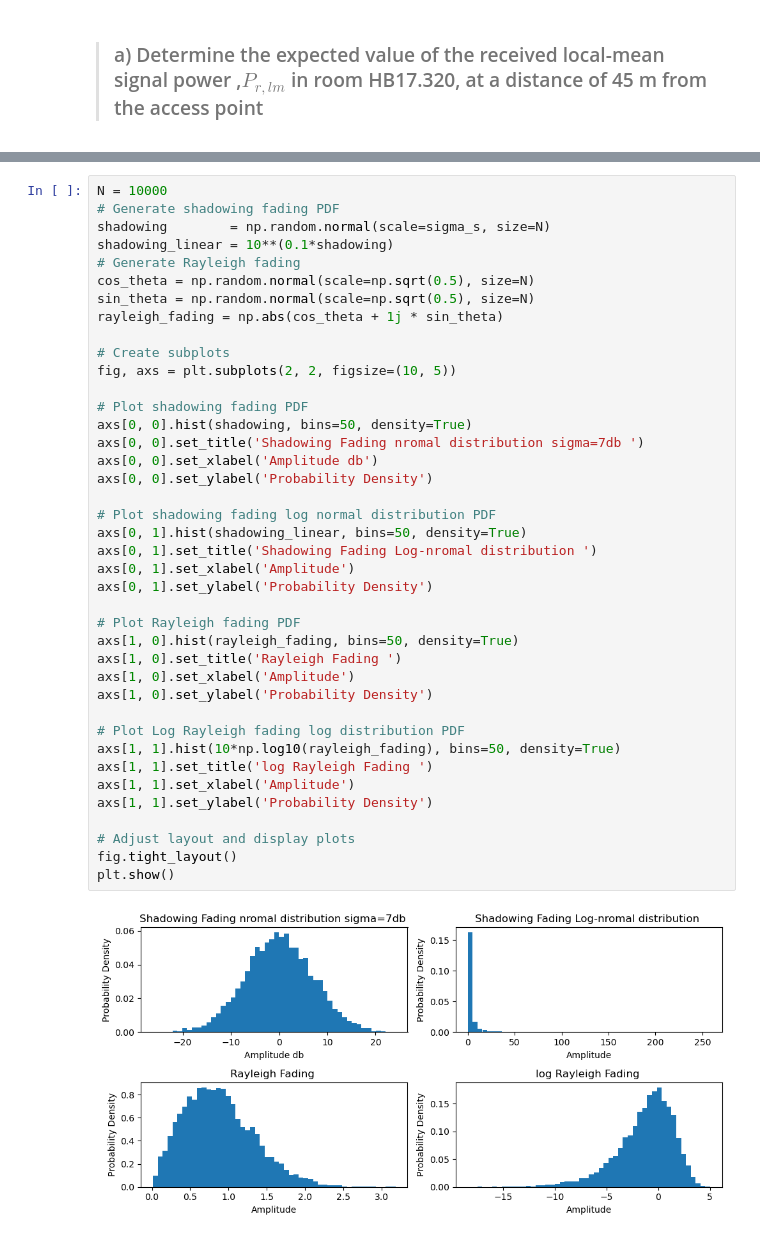
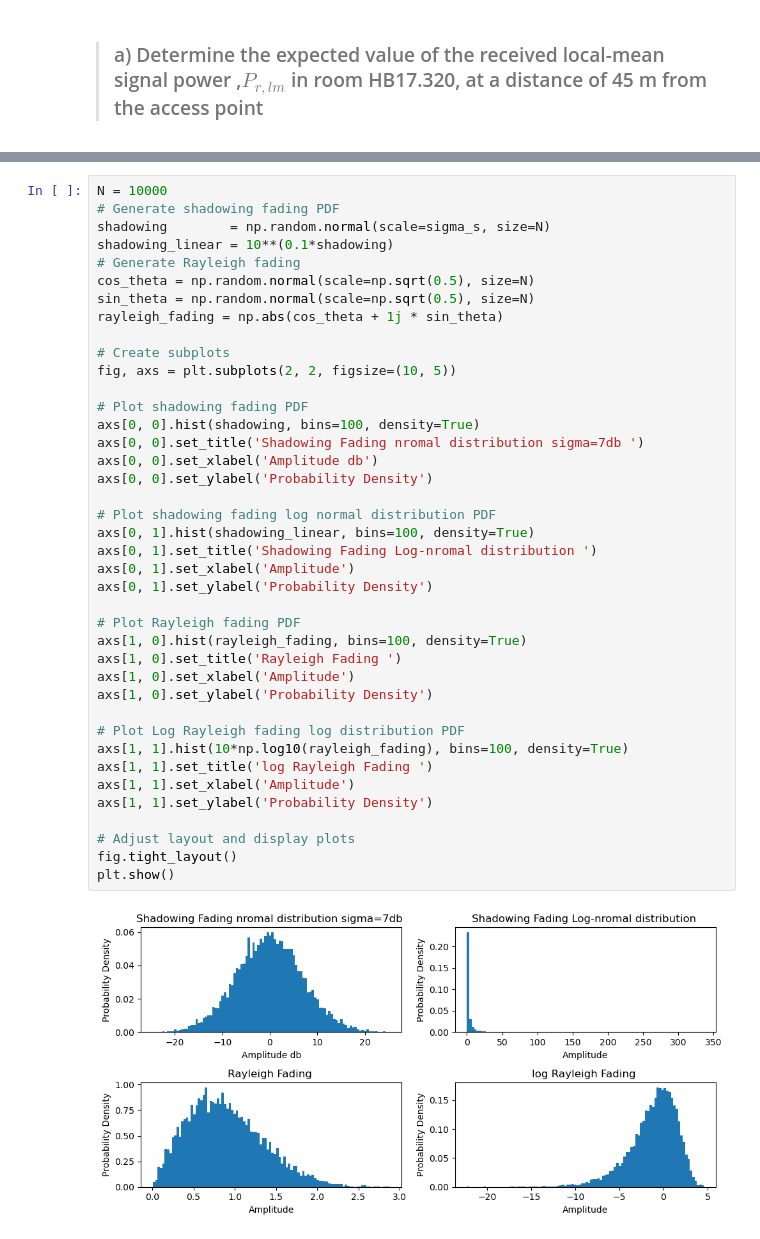
Before and after one commit to KJialun/PHD-Assignment, a Jupyter notebook: wireless_communication.ipynb, the cells around one changed output, grey strips where cells are left out. Drawn from its saved outputs; the diff is of its cells as text.

```diff
--- a/wireless_communication.ipynb
+++ b/wireless_communication.ipynb
@@ -46,38 +53,38 @@ cos_theta = np.random.normal(scale=np.sqrt(0.5), size=N)
 sin_theta = np.random.normal(scale=np.sqrt(0.5), size=N)
 rayleigh_fading = np.abs(cos_theta + 1j * sin_theta)
 
 # Create subplots
 fig, axs = plt.subplots(2, 2, figsize=(10, 5))
 
 # Plot shadowing fading PDF
-axs[0, 0].hist(shadowing, bins=50, density=True)
+axs[0, 0].hist(shadowing, bins=100, density=True)
 axs[0, 0].set_title('Shadowing Fading nromal distribution sigma=7db ')
 axs[0, 0].set_xlabel('Amplitude db')
 axs[0, 0].set_ylabel('Probability Density')
 
 # Plot shadowing fading log normal distribution PDF
-axs[0, 1].hist(shadowing_linear, bins=50, density=True)
+axs[0, 1].hist(shadowing_linear, bins=100, density=True)
 axs[0, 1].set_title('Shadowing Fading Log-nromal distribution ')
 axs[0, 1].set_xlabel('Amplitude')
 axs[0, 1].set_ylabel('Probability Density')
 
 # Plot Rayleigh fading PDF
-axs[1, 0].hist(rayleigh_fading, bins=50, density=True)
+axs[1, 0].hist(rayleigh_fading, bins=100, density=True)
 axs[1, 0].set_title('Rayleigh Fading ')
 axs[1, 0].set_xlabel('Amplitude')
 axs[1, 0].set_ylabel('Probability Density')
 
 # Plot Log Rayleigh fading log distribution PDF
-axs[1, 1].hist(10*np.log10(rayleigh_fading), bins=50, density=True)
+axs[1, 1].hist(10*np.log10(rayleigh_fading), bins=100, density=True)
 axs[1, 1].set_title('log Rayleigh Fading ')
 axs[1, 1].set_xlabel('Amplitude')
 axs[1, 1].set_ylabel('Probability Density')
 
 # Adjust layout and display plots
 fig.tight_layout()
 plt.show()
 # %% [output]
-[figure, old version]
+[figure, new version]
 # %%
 # Free-space path loss at reference distance
 PL_d0 = 20 * np.log10(4 * np.pi * d0* f/ c)
```
Also changed, not shown: parts of 11 cells of this notebook.
